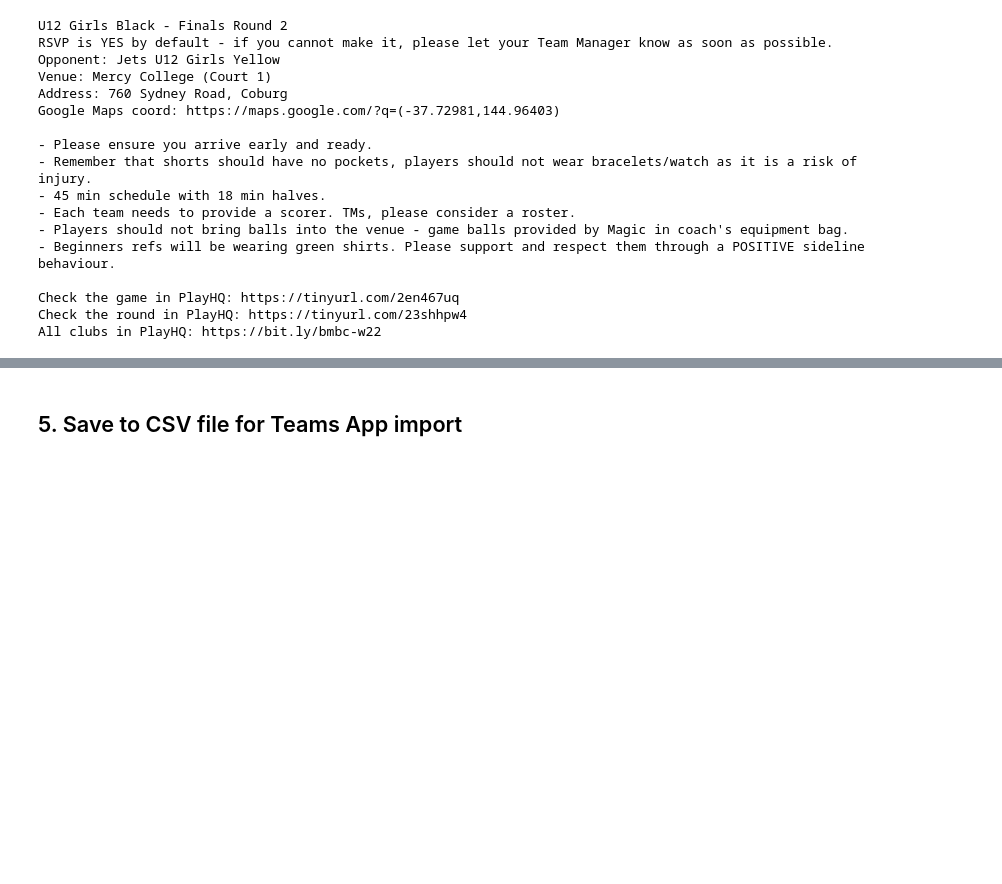
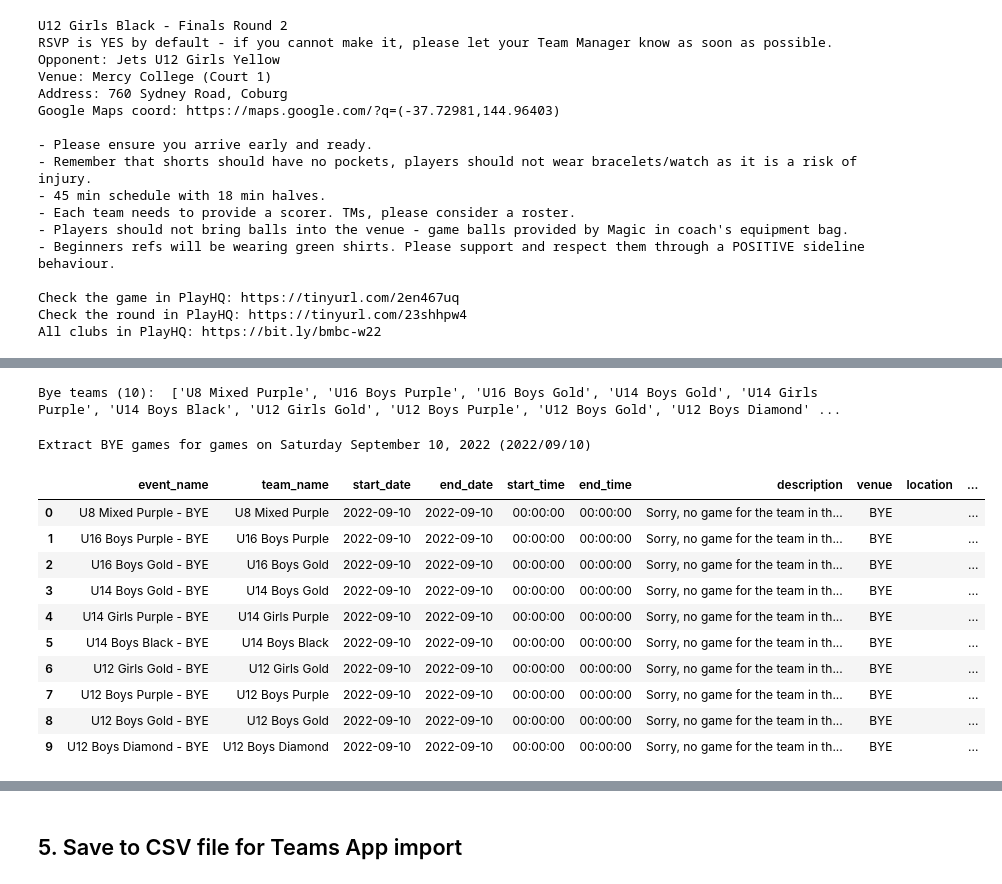
Before and after one commit to ssardina/tapp-fixture, a Jupyter notebook: playhq_scrape.ipynb, the cells around one changed output, grey strips where cells are left out. Cells and saved outputs as stored; diff of their text form; code cells hidden in the pictures; blank space fills up the shorter version.

```diff
--- a/playhq_scrape.ipynb
+++ b/playhq_scrape.ipynb
@@ -241,0 +160,33 @@ U12 Boys Diamond
+# %%
+playing_teams = upcoming_games_df['team_id'].tolist()
+bye_teams = teams_df.loc[~teams_df['id'].isin(playing_teams)]['name'].tolist()
+bye_teams = list(map(lambda x: re.search("U.*", x).group(0), bye_teams))
+
+print(f"Bye teams ({len(bye_teams)}): ", bye_teams)
+# %% [output]
+Bye teams (10):  ['U8 Mixed Purple', 'U16 Boys Purple', 'U16 Boys Gold', 'U14 Boys Gold', 'U14 Girls Purple', 'U14 Boys Black', 'U12 Girls Gold', 'U12 Boys Purple', 'U12 Boys Gold', 'U12 Boys Diamond' ...
+# %%
+# Extract the date of the round
+# date = team_apps_csv_df.iloc[1]['start_date']
+print(f"Extract BYE games for games on {GAME_DATE_NAME}")
+
+# Extract teams that do not have a game
+if bye_teams:
+    games_bye_df = utils.build_teamsapp_bye_schedule(bye_teams, GAME_DATE)
+else:
+    print("No BYE games this round...")
+
+games_bye_df
+# %% [output]
+Extract BYE games for games on Saturday September 10, 2022 (2022/09/10)
+|  | event_name | team_name | start_date | end_date | start_time | end_time | description | venue | location | ... |
+| 0 | U8 Mixed Purple - BYE | U8 Mixed Purple | 2022-09-10 | 2022-09-10 | 00:00:00 | 00:00:00 | Sorry, no game for the team in th... | BYE |  | ... |
+| 1 | U16 Boys Purple - BYE | U16 Boys Purple | 2022-09-10 | 2022-09-10 | 00:00:00 | 00:00:00 | Sorry, no game for the team in th... | BYE |  | ... |
+| 2 | U16 Boys Gold - BYE | U16 Boys Gold | 2022-09-10 | 2022-09-10 | 00:00:00 | 00:00:00 | Sorry, no game for the team in th... | BYE |  | ... |
+| 3 | U14 Boys Gold - BYE | U14 Boys Gold | 2022-09-10 | 2022-09-10 | 00:00:00 | 00:00:00 | Sorry, no game for the team in th... | BYE |  | ... |
+| 4 | U14 Girls Purple - BYE | U14 Girls Purple | 2022-09-10 | 2022-09-10 | 00:00:00 | 00:00:00 | Sorry, no game for the team in th... | BYE |  | ... |
+| 5 | U14 Boys Black - BYE | U14 Boys Black | 2022-09-10 | 2022-09-10 | 00:00:00 | 00:00:00 | Sorry, no game for the team in th... | BYE |  | ... |
+| 6 | U12 Girls Gold - BYE | U12 Girls Gold | 2022-09-10 | 2022-09-10 | 00:00:00 | 00:00:00 | Sorry, no game for the team in th... | BYE |  | ... |
+| 7 | U12 Boys Purple - BYE | U12 Boys Purple | 2022-09-10 | 2022-09-10 | 00:00:00 | 00:00:00 | Sorry, no game for the team in th... | BYE |  | ... |
+| 8 | U12 Boys Gold - BYE | U12 Boys Gold | 2022-09-10 | 2022-09-10 | 00:00:00 | 00:00:00 | Sorry, no game for the team in th... | BYE |  | ... |
+| 9 | U12 Boys Diamond - BYE | U12 Boys Diamond | 2022-09-10 | 2022-09-10 | 00:00:00 | 00:00:00 | Sorry, no game for the team in th... | BYE |  | ... |
```
Also changed, not shown: parts of 13 cells of this notebook, 3 other files.
